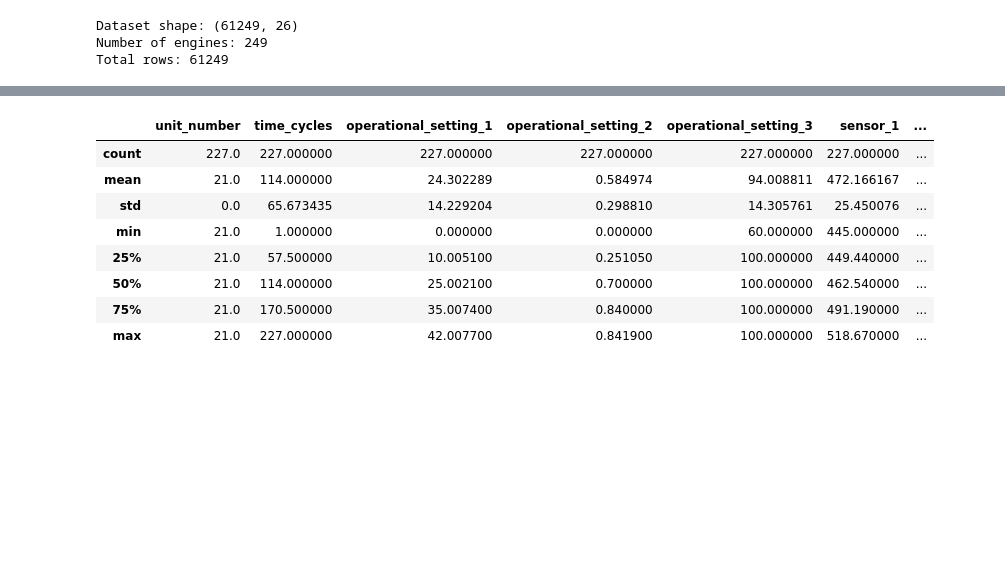
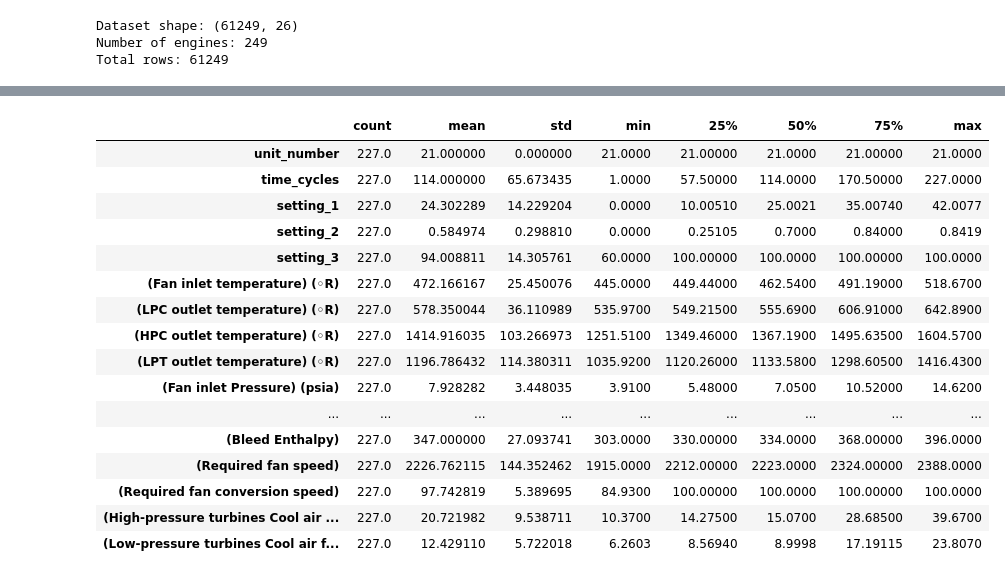
Before and after one commit to yadvendrasinghshekhawat02-design/first-, a Jupyter notebook: fd004_analysis.ipynb, the cells around one changed output, grey strips where cells are left out. Cells and saved outputs as stored; diff of their text form; code cells hidden in the pictures; blank space fills up the shorter version.

```diff
--- a/fd004_analysis.ipynb
+++ b/fd004_analysis.ipynb
@@ -21,0 +13,34 @@ Column names: ['unit_number', 'time_cycles', 'operational_setting_1', 'operation
+# %%
+# Define column names
+setting_names = ['setting_1', 'setting_2', 'setting_3']
+
+sensor_names = [
+    "(Fan inlet temperature) (◦R)",
+    "(LPC outlet temperature) (◦R)",
+    "(HPC outlet temperature) (◦R)",
+    "(LPT outlet temperature) (◦R)",
+    "(Fan inlet Pressure) (psia)",
+    "(bypass-duct pressure) (psia)",
+    "(HPC outlet pressure) (psia)",
+    "(Physical fan speed) (rpm)",
+    "(Physical core speed) (rpm)",
+    "(Engine pressure ratio) (P50/P2)",
+    "(HPC outlet Static pressure) (psia)",
+    "(Ratio of fuel flow to Ps30) (pps/psia)",
+    "(Corrected fan speed) (rpm)",
+    "(Corrected core speed) (rpm)",
+    "(Bypass Ratio) ",
+    "(Burner fuel-air ratio)",
+    "(Bleed Enthalpy)",
+    "(Required fan speed)",
+    "(Required fan conversion speed)",
+    "(High-pressure turbines Cool air flow)",
+    "(Low-pressure turbines Cool air flow)"
+]
+
+columns = ['unit_number', 'time_cycles'] + setting_names + sensor_names
+
+print(f"Total columns: {len(columns)}")
+print(f"\nFirst few column names:")
+for i, col in enumerate(columns[:8]):
+    print(f"  {i+1}. {col}")
@@ -22,8 +59,8 @@ Column names: ['unit_number', 'time_cycles', 'operational_setting_1', 'operation
 # %%
 # Load training data
-train_df = pd.read_csv('CMaps/train_FD004.txt', sep='\s+', header=None, names=columns)
+train_df = pd.read_csv('CMaps/train_FD004.txt', sep=r'\s+', header=None, names=columns)
 
-print(f"Dataset shape: {train_df.shape}")
+print(f"\nDataset shape: {train_df.shape}")
 print(f"Number of engines: {train_df['unit_number'].nunique()}")
 print(f"Total rows: {len(train_df)}")
 # %% [output]
@@ -65,14 +117,22 @@ engine_21
 227 rows × 26 columns
 # %%
 # Show basic statistics for engine 21
-engine_21.describe()
+engine_21.describe().T
 # %% [output]
-|  | unit_number | time_cycles | operational_setting_1 | operational_setting_2 | operational_setting_3 | sensor_1 | ... |
-| count | 227.0 | 227.000000 | 227.000000 | 227.000000 | 227.000000 | 227.000000 | ... |
-| mean | 21.0 | 114.000000 | 24.302289 | 0.584974 | 94.008811 | 472.166167 | ... |
-| std | 0.0 | 65.673435 | 14.229204 | 0.298810 | 14.305761 | 25.450076 | ... |
-| min | 21.0 | 1.000000 | 0.000000 | 0.000000 | 60.000000 | 445.000000 | ... |
-| 25% | 21.0 | 57.500000 | 10.005100 | 0.251050 | 100.000000 | 449.440000 | ... |
-| 50% | 21.0 | 114.000000 | 25.002100 | 0.700000 | 100.000000 | 462.540000 | ... |
-| 75% | 21.0 | 170.500000 | 35.007400 | 0.840000 | 100.000000 | 491.190000 | ... |
-| max | 21.0 | 227.000000 | 42.007700 | 0.841900 | 100.000000 | 518.670000 | ... |
+|  | count | mean | std | min | 25% | 50% | 75% | max |
+| unit_number | 227.0 | 21.000000 | 0.000000 | 21.0000 | 21.00000 | 21.0000 | 21.00000 | 21.0000 |
+| time_cycles | 227.0 | 114.000000 | 65.673435 | 1.0000 | 57.50000 | 114.0000 | 170.50000 | 227.0000 |
+| setting_1 | 227.0 | 24.302289 | 14.229204 | 0.0000 | 10.00510 | 25.0021 | 35.00740 | 42.0077 |
+| setting_2 | 227.0 | 0.584974 | 0.298810 | 0.0000 | 0.25105 | 0.7000 | 0.84000 | 0.8419 |
+| setting_3 | 227.0 | 94.008811 | 14.305761 | 60.0000 | 100.00000 | 100.0000 | 100.00000 | 100.0000 |
+| (Fan inlet temperature) (◦R) | 227.0 | 472.166167 | 25.450076 | 445.0000 | 449.44000 | 462.5400 | 491.19000 | 518.6700 |
+| (LPC outlet temperature) (◦R) | 227.0 | 578.350044 | 36.110989 | 535.9700 | 549.21500 | 555.6900 | 606.91000 | 642.8900 |
+| (HPC outlet temperature) (◦R) | 227.0 | 1414.916035 | 103.266973 | 1251.5100 | 1349.46000 | 1367.1900 | 1495.63500 | 1604.5700 |
+| (LPT outlet temperature) (◦R) | 227.0 | 1196.786432 | 114.380311 | 1035.9200 | 1120.26000 | 1133.5800 | 1298.60500 | 1416.4300 |
+| (Fan inlet Pressure) (psia) | 227.0 | 7.928282 | 3.448035 | 3.9100 | 5.48000 | 7.0500 | 10.52000 | 14.6200 |
+| ... | ... | ... | ... | ... | ... | ... | ... | ... |
+| (Bleed Enthalpy) | 227.0 | 347.000000 | 27.093741 | 303.0000 | 330.00000 | 334.0000 | 368.00000 | 396.0000 |
+| (Required fan speed) | 227.0 | 2226.762115 | 144.352462 | 1915.0000 | 2212.00000 | 2223.0000 | 2324.00000 | 2388.0000 |
+| (Required fan conversion speed) | 227.0 | 97.742819 | 5.389695 | 84.9300 | 100.00000 | 100.0000 | 100.00000 | 100.0000 |
+| (High-pressure turbines Cool air ... | 227.0 | 20.721982 | 9.538711 | 10.3700 | 14.27500 | 15.0700 | 28.68500 | 39.6700 |
+| (Low-pressure turbines Cool air f... | 227.0 | 12.429110 | 5.722018 | 6.2603 | 8.56940 | 8.9998 | 17.19115 | 23.8070 |
```
Also changed, not shown: parts of 7 cells of this notebook.
